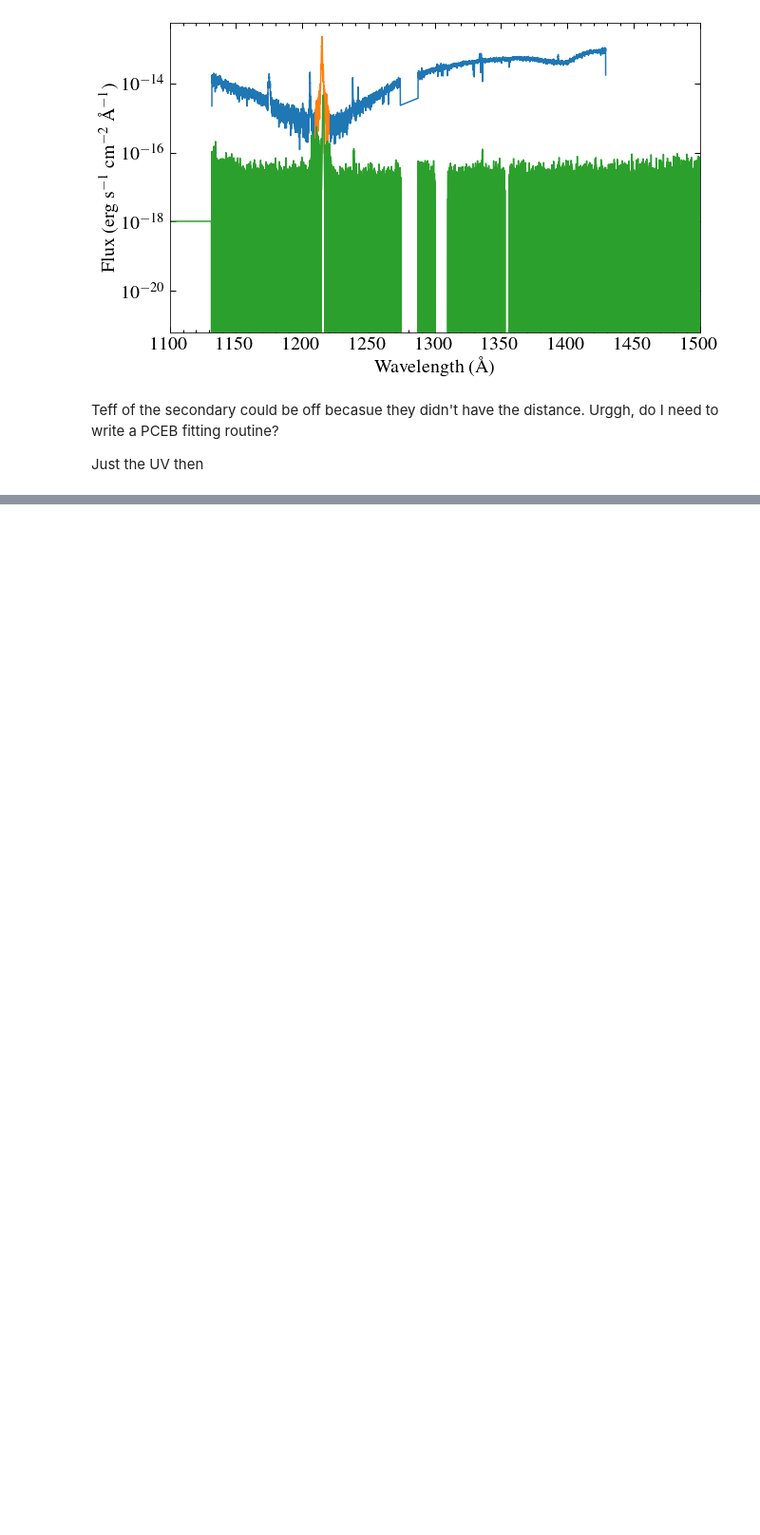
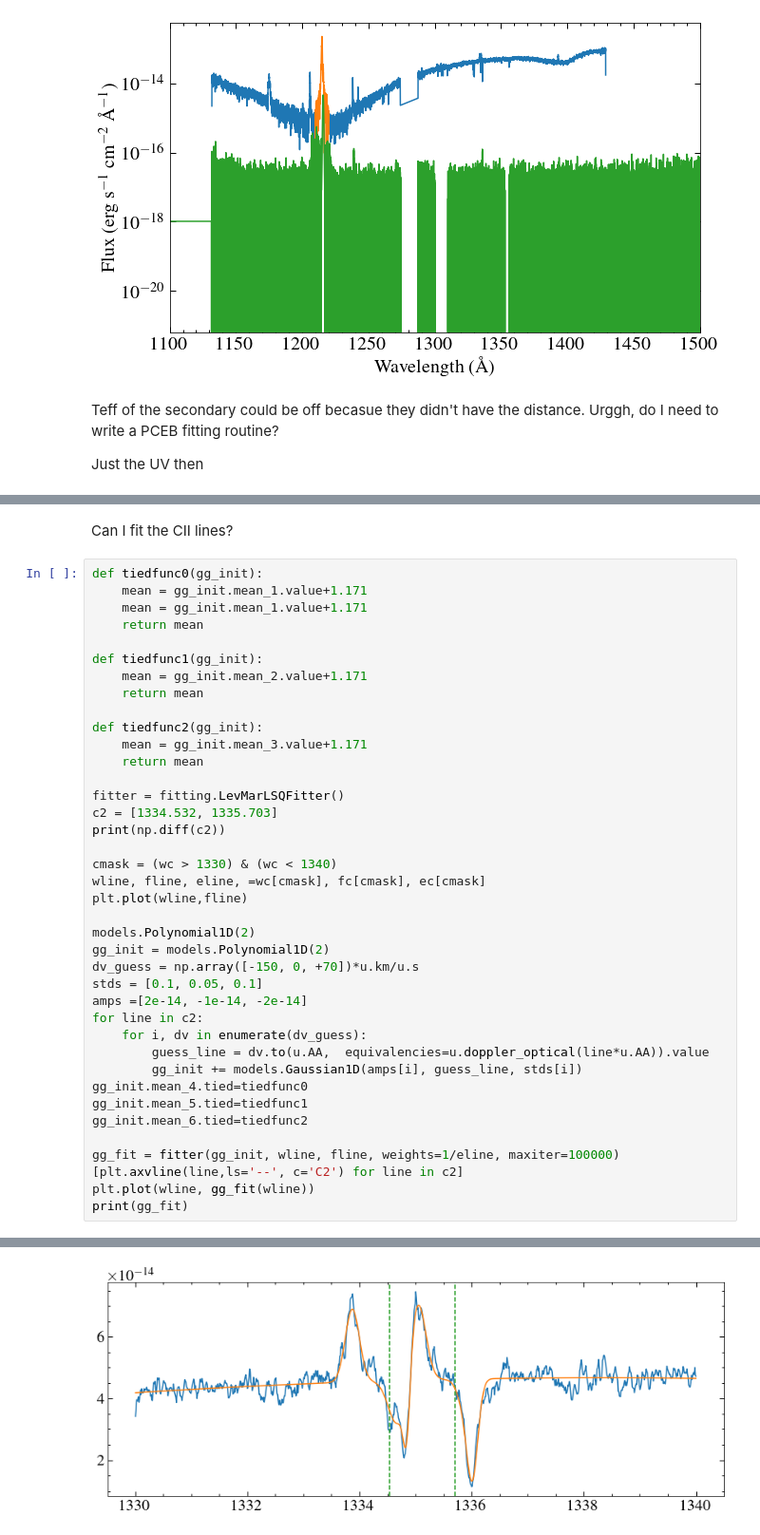
Before and after one commit to davidjwilson/pceb, a Jupyter notebook: eg_uma/eg_uma_sed.ipynb, the cells around one changed output, grey strips where cells are left out. Shown at 95% size. Saved outputs shown, nothing was run; the diff lists cells and outputs as text; blank space fills up the shorter version.

```diff
--- a/eg_uma/eg_uma_sed.ipynb
+++ b/eg_uma/eg_uma_sed.ipynb
@@ -271 +268,44 @@ plt.savefig('plots/eg_uma_fuv.pdf', dpi=150)
 [figure]
+# %% [markdown]
+
+Can I fit the CII lines?
+# %%
+def tiedfunc0(gg_init):
+    mean = gg_init.mean_1.value+1.171
+    mean = gg_init.mean_1.value+1.171
+    return mean
+
+def tiedfunc1(gg_init):
+    mean = gg_init.mean_2.value+1.171
+    return mean
+
+def tiedfunc2(gg_init):
+    mean = gg_init.mean_3.value+1.171
+    return mean
+
+fitter = fitting.LevMarLSQFitter()
+c2 = [1334.532, 1335.703]
+print(np.diff(c2))
+
+cmask = (wc > 1330) & (wc < 1340)
+wline, fline, eline, =wc[cmask], fc[cmask], ec[cmask]
+plt.plot(wline,fline)
+
+models.Polynomial1D(2)
+gg_init = models.Polynomial1D(2)
+dv_guess = np.array([-150, 0, +70])*u.km/u.s
+stds = [0.1, 0.05, 0.1]
+amps =[2e-14, -1e-14, -2e-14]
+for line in c2:
+    for i, dv in enumerate(dv_guess):
+        guess_line = dv.to(u.AA,  equivalencies=u.doppler_optical(line*u.AA)).value
+        gg_init += models.Gaussian1D(amps[i], guess_line, stds[i])
+gg_init.mean_4.tied=tiedfunc0
+gg_init.mean_5.tied=tiedfunc1
+gg_init.mean_6.tied=tiedfunc2
+
+gg_fit = fitter(gg_init, wline, fline, weights=1/eline, maxiter=100000)
+[plt.axvline(line,ls='--', c='C2') for line in c2]
+plt.plot(wline, gg_fit(wline))
+print(gg_fit)
+# %% [output]
@@ -271,0 +329 @@ plt.savefig('plots/eg_uma_fuv.pdf', dpi=150)
+[figure, added]
```
Also changed, not shown: parts of 4 cells of this notebook, 3 other files.
